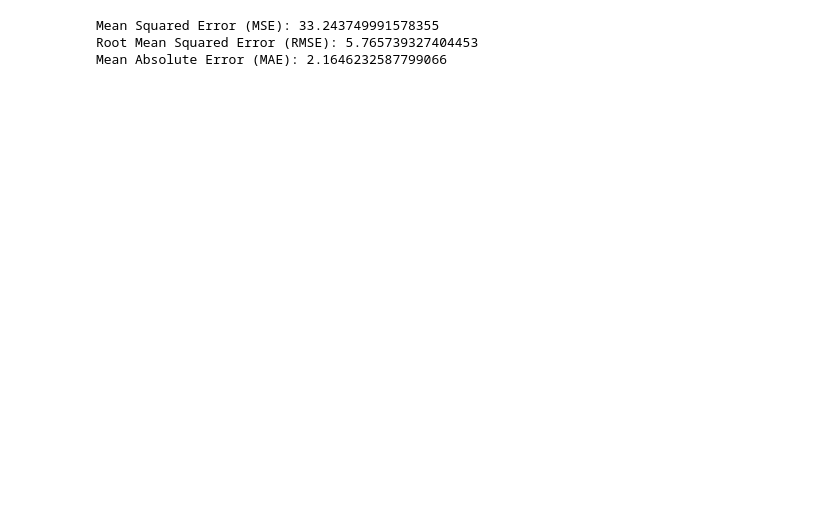
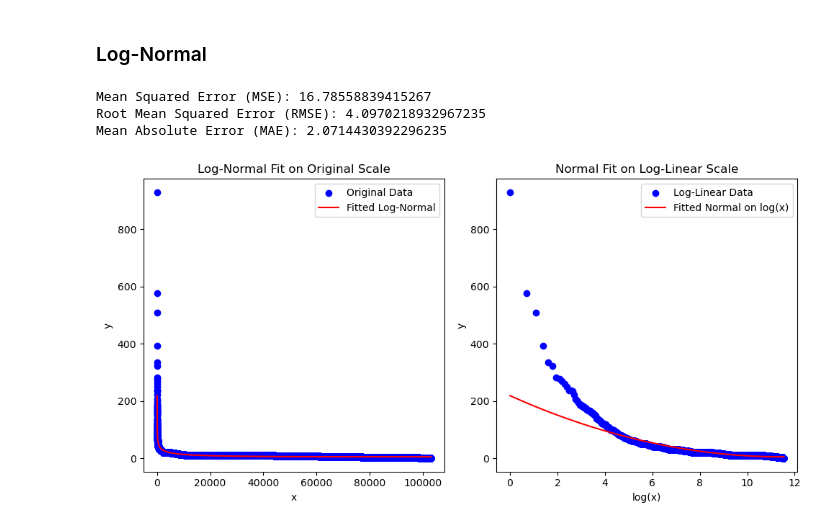
Before and after one commit to ZhengxuYan/lora-scale-simulator, a Jupyter notebook: simulator/fit_images_distributions.ipynb, the cells around one changed output. Drawn from its saved outputs; the diff is of its cells as text; code cells hidden in the pictures; blank space fills up the shorter version.

Commit message:
add lognormal, pareto for image_count

```diff
--- a/simulator/fit_images_distributions.ipynb
+++ b/simulator/fit_images_distributions.ipynb
@@ -72,16 +90,57 @@ Fitted power law: y = exp(7.28)x^-0.50
-# %%
-# Calculate predicted y values using the power-law model
-y_pred = np.exp(b) * x**k
-
-# Calculate performance metrics
-mse = np.mean((y - y_pred)**2)
-rmse = np.sqrt(mse)
-mae = np.mean(np.abs(y - y_pred))
-
-print(f"Mean Squared Error (MSE): {mse}")
-print(f"Root Mean Squared Error (RMSE): {rmse}")
-print(f"Mean Absolute Error (MAE): {mae}")
-# %% [output]
-Mean Squared Error (MSE): 33.243749991578355
-Root Mean Squared Error (RMSE): 5.765739327404453
-Mean Absolute Error (MAE): 2.1646232587799066
+# %% [markdown]
+### Log-Normal
+# %%
+x = np.array([d[0] for d in data]) + 1  # Add 1 to avoid log(0)
+y = np.array([d[1] for d in data])
+log_x = np.log(x)
+
+
+#function declaration with additional offset parameter
+def Gauss(x, a, x0, sigma, offset):
+    return a * np.exp(-(x - x0)**2 / (2 * sigma**2)) + offset
+
+popt, pcov = curve_fit(Gauss, log_x, y, p0=[np.max(y), np.median(log_x), np.std(log_x), np.min(y)])
+
+# Compute fitted y values
+fitted_y = Gauss(log_x, *popt)
+
+# Calculate performance metrics
+mse = np.mean((y - fitted_y)**2)
+rmse = np.sqrt(mse)
+mae = np.mean(np.abs(y - fitted_y))
+
+print(f"Mean Squared Error (MSE): {mse}")
+print(f"Root Mean Squared Error (RMSE): {rmse}")
+print(f"Mean Absolute Error (MAE): {mae}")
+
+
+# Plotting the results
+plt.figure(figsize=(10, 5))
+
+# Original Data
+plt.subplot(1, 2, 1)
+plt.scatter(x, y, color='blue', label='Original Data')
+plt.plot(x, fitted_y, color='red', label='Fitted Log-Normal')
+
+
+plt.xlabel('x')
+plt.ylabel('y')
+plt.title('Log-Normal Fit on Original Scale')
+plt.legend()
+
+# Log-Log Plot
+plt.subplot(1, 2, 2)
+plt.scatter(log_x, y, color='blue', label='Log-Linear Data')
+plt.plot(log_x, fitted_y, color='red', label='Fitted Normal on log(x)')
+plt.xlabel('log(x)')
+plt.ylabel('y')
+plt.title('Normal Fit on Log-Linear Scale')
+plt.legend()
+
+plt.tight_layout()
+plt.show()
+# %% [output]
+Mean Squared Error (MSE): 16.78558839415267
+Root Mean Squared Error (RMSE): 4.0970218932967235
+Mean Absolute Error (MAE): 2.0714430392296235
+[figure, added]
```
Also changed, not shown: parts of 6 cells of this notebook.
